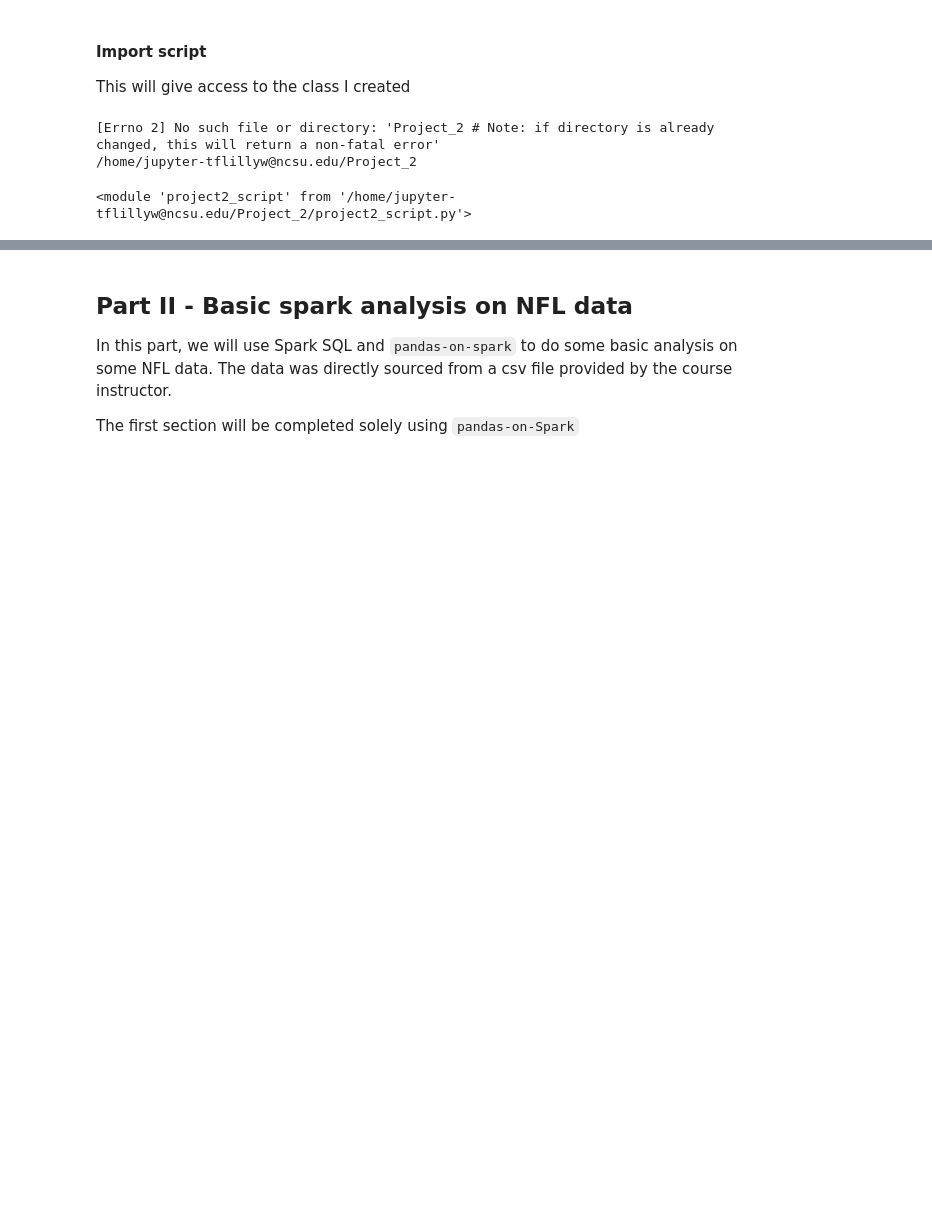
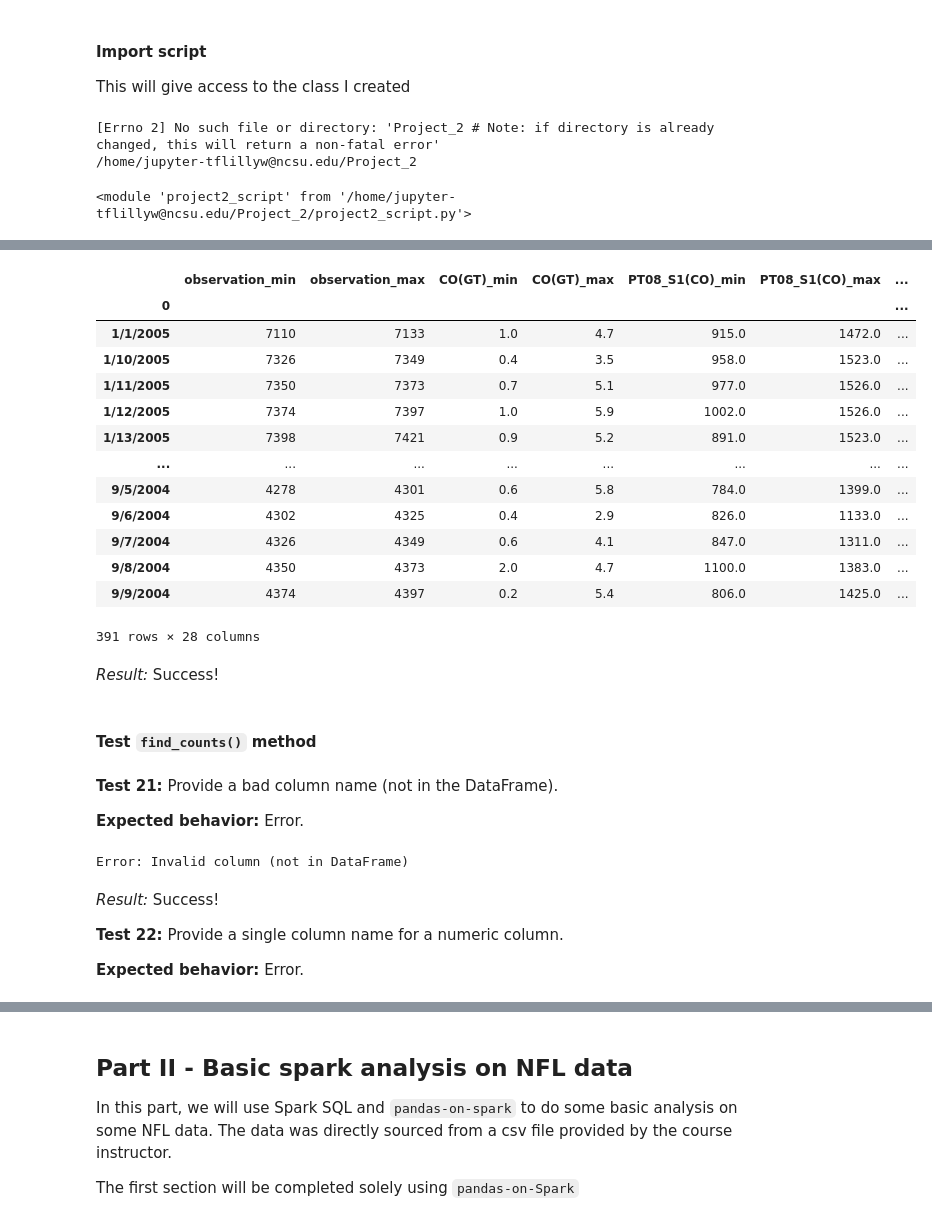
Before and after one commit to trevorlillywhite/_Project2_Lillywhite_NCSUST554, a Jupyter notebook: Project2_Lillywhite_NCSU_ST554.ipynb, the cells around one changed output, grey strips where cells are left out. Drawn from its saved outputs; the diff is of its cells as text; code cells hidden in the pictures; blank space fills up the shorter version.

Commit message:
Finished Part I. All tests were satisfactory.

```diff
--- a/Project2_Lillywhite_NCSU_ST554.ipynb
+++ b/Project2_Lillywhite_NCSU_ST554.ipynb
@@ -180,0 +117,5 @@ Here, we will just show use of one method call since we previously demonstrated
+# %%
+# Create test session for the air quality data
+air_session = SparkSession.builder.appName('my_app')\
+                    .config("spark.sql.ansi.enabled", "false")\
+                    .getOrCreate()
@@ -180,0 +165,5 @@ Here, we will just show use of one method call since we previously demonstrated
+# %%
+# Read modified csv
+air_data = project2_script.SparkDataCheck.from_csv(
+    air_session, 'air_modified.csv')
+air_data.df.show(1)
@@ -180,0 +190,5 @@ Here, we will just show use of one method call since we previously demonstrated
+# %%
+# Clean dataset values
+# Replace values of "-200" with `NULL`.
+air_data.df = air_data.df.replace(-200, None)
+air_data.df.describe().show()
@@ -180,0 +207,4 @@ Here, we will just show use of one method call since we previously demonstrated
+# %%
+# Cast Date and Time columns to be strings
+air_data.df = air_data.df.withColumn("Time", F.col("Time").cast("string"))
+air_data.df.printSchema()
@@ -180,0 +616,37 @@ Here, we will just show use of one method call since we previously demonstrated
+# %%
+test20 = air_data.find_minmax(group='Date')
+test20
+# %% [output]
+|  | observation_min | observation_max | CO(GT)_min | CO(GT)_max | PT08_S1(CO)_min | PT08_S1(CO)_max | ... |
+| 0 |  |  |  |  |  |  | ... |
+| 1/1/2005 | 7110 | 7133 | 1.0 | 4.7 | 915.0 | 1472.0 | ... |
+| 1/10/2005 | 7326 | 7349 | 0.4 | 3.5 | 958.0 | 1523.0 | ... |
+| 1/11/2005 | 7350 | 7373 | 0.7 | 5.1 | 977.0 | 1526.0 | ... |
+| 1/12/2005 | 7374 | 7397 | 1.0 | 5.9 | 1002.0 | 1526.0 | ... |
+| 1/13/2005 | 7398 | 7421 | 0.9 | 5.2 | 891.0 | 1523.0 | ... |
+| ... | ... | ... | ... | ... | ... | ... | ... |
+| 9/5/2004 | 4278 | 4301 | 0.6 | 5.8 | 784.0 | 1399.0 | ... |
+| 9/6/2004 | 4302 | 4325 | 0.4 | 2.9 | 826.0 | 1133.0 | ... |
+| 9/7/2004 | 4326 | 4349 | 0.6 | 4.1 | 847.0 | 1311.0 | ... |
+| 9/8/2004 | 4350 | 4373 | 2.0 | 4.7 | 1100.0 | 1383.0 | ... |
+| 9/9/2004 | 4374 | 4397 | 0.2 | 5.4 | 806.0 | 1425.0 | ... |
+391 rows × 28 columns
+# %% [markdown]
+*Result:* Success!
+# %% [markdown]
+#### Test `find_counts()` method
+# %% [markdown]
+**Test 21:** Provide a bad column name (not in the DataFrame).
+
+**Expected behavior:** Error.
+# %%
+test21 = air_data.find_counts(column1='date')
+test21
+# %% [output]
+Error: Invalid column (not in DataFrame)
+# %% [markdown]
+*Result:* Success!
+
+**Test 22:** Provide a single column name for a numeric column.
+
+**Expected behavior:** Error.
```
Also changed, not shown: parts of 117 cells of this notebook.
